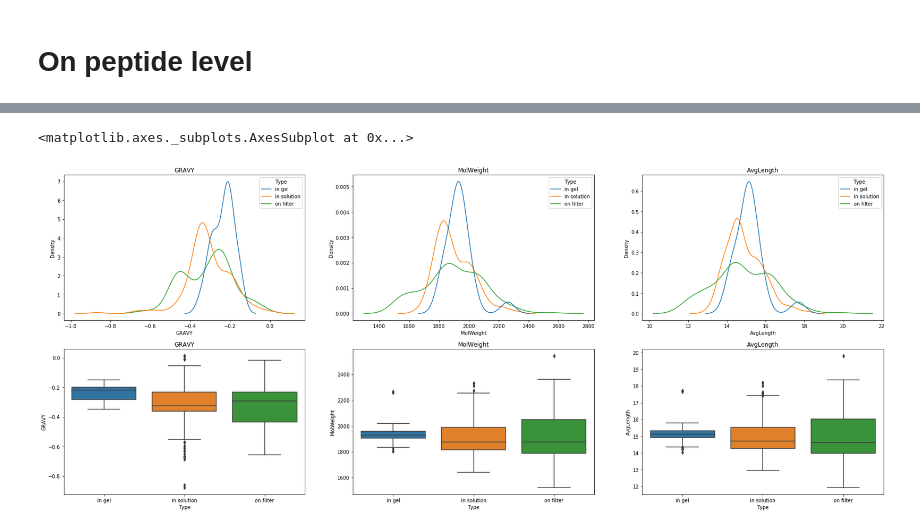
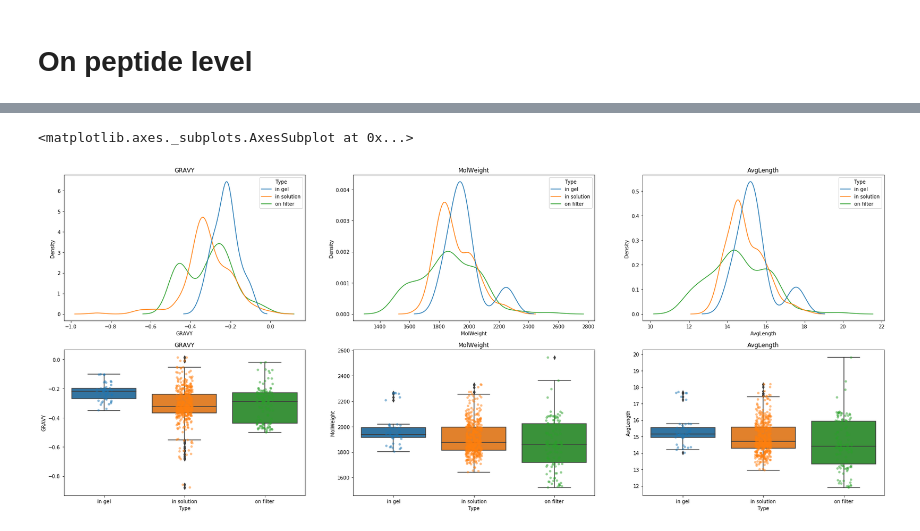
Before and after one commit to SamvPy/Master_thesis_AJ_22_23, a Jupyter notebook: master_thesis/Atlas_analysis/exploration/digestion_exploration.ipynb, the cells around one changed output, grey strips where cells are left out. Saved outputs shown, nothing was run; the diff lists cells and outputs as text; code cells hidden in the pictures.

```diff
--- a/master_thesis/Atlas_analysis/exploration/digestion_exploration.ipynb
+++ b/master_thesis/Atlas_analysis/exploration/digestion_exploration.ipynb
@@ -149,0 +174,16 @@ def apply_gravy(row):
+# %%
+column_names = data.columns
+# %%
+GRAVY_df = []
+count=0
+for row in data.to_numpy():
+    count+=1
+    print(count)
+    GRAVY_row = []
+    for i, value in enumerate(row):
+        GRAVY_row.append(uni_gravy[column_names[i]]*value)
+    GRAVY_df.append(GRAVY_row)
+# %%
+import json
+with open("/home/compomics/Sam/git/python/master_thesis/Atlas_analysis/ML/GO_C_uniprot_map.json", 'r') as f:
+    uniprot_go_compartment = json.load(f)
@@ -572,25 +694,31 @@ summary_df.head()
+# %%
+summary_df = pd.concat([in_gel_df, in_solution_df, FASP_df])
+summary_df.head()
 # %%
 # Plot the mean GRAVY, molecular weight and length of the peptides identified in a sample
 
 fig, ax = plt.subplots(2,3, figsize=(30,12))
 
 ax[0,0].set_title("GRAVY")
 sns.kdeplot(summary_df.GRAVY, hue = summary_df.Type, ax = ax[0,0], common_norm=False)
 
 ax[0,1].set_title("MolWeight")
 sns.kdeplot(summary_df.MolWeight, hue = summary_df.Type, ax = ax[0,1], common_norm=False)
 
 ax[0,2].set_title("AvgLength")
 sns.kdeplot(summary_df.AvgLength, hue = summary_df.Type, ax = ax[0,2], common_norm=False)
 
 ax[1,0].set_title("GRAVY")
 sns.boxplot(data=summary_df, x="Type", y="GRAVY", ax=ax[1,0])
+sns.stripplot(data=summary_df, x="Type", y="GRAVY", ax=ax[1,0], alpha=.5)
 
 ax[1,1].set_title("MolWeight")
 sns.boxplot(data=summary_df, x="Type", y="MolWeight", ax=ax[1,1])
+sns.stripplot(data=summary_df, x="Type", y="MolWeight", ax=ax[1,1], alpha=.5)
 
 ax[1,2].set_title("AvgLength")
 sns.boxplot(data=summary_df, x="Type", y="AvgLength", ax=ax[1,2])
+sns.stripplot(data=summary_df, x="Type", y="AvgLength", ax=ax[1,2], alpha=.5)
 # %% [output]
 <matplotlib.axes._subplots.AxesSubplot at 0x...>
-[figure, old version]
+[figure, new version]
```
Also changed, not shown: parts of 70 cells of this notebook, 22 other files.
